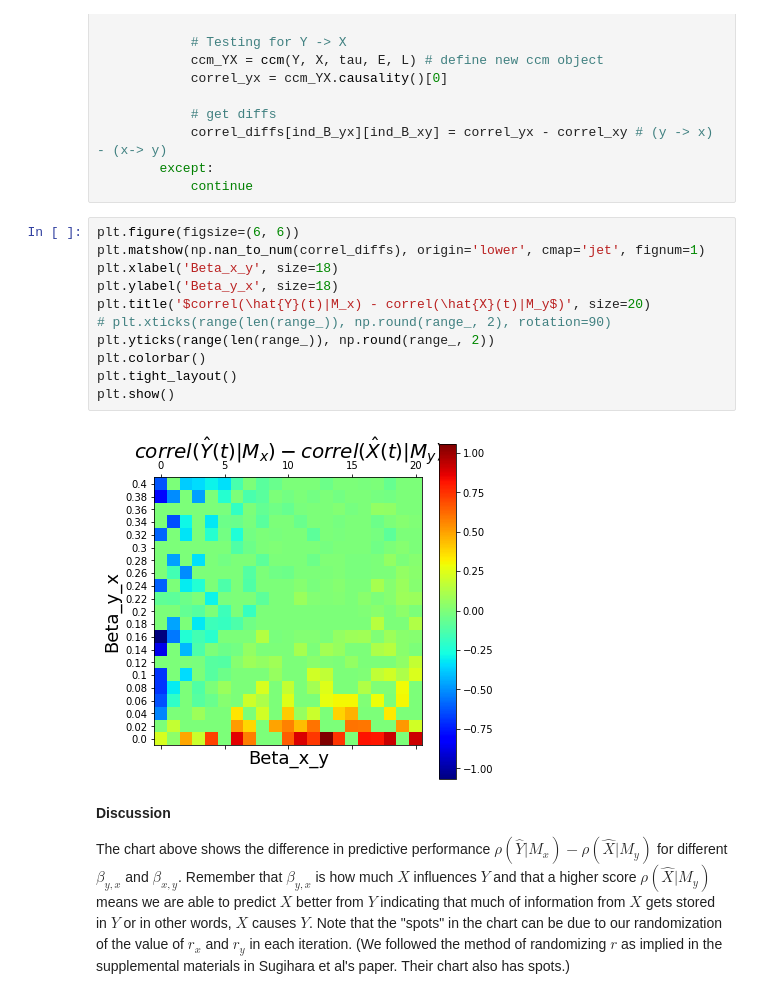
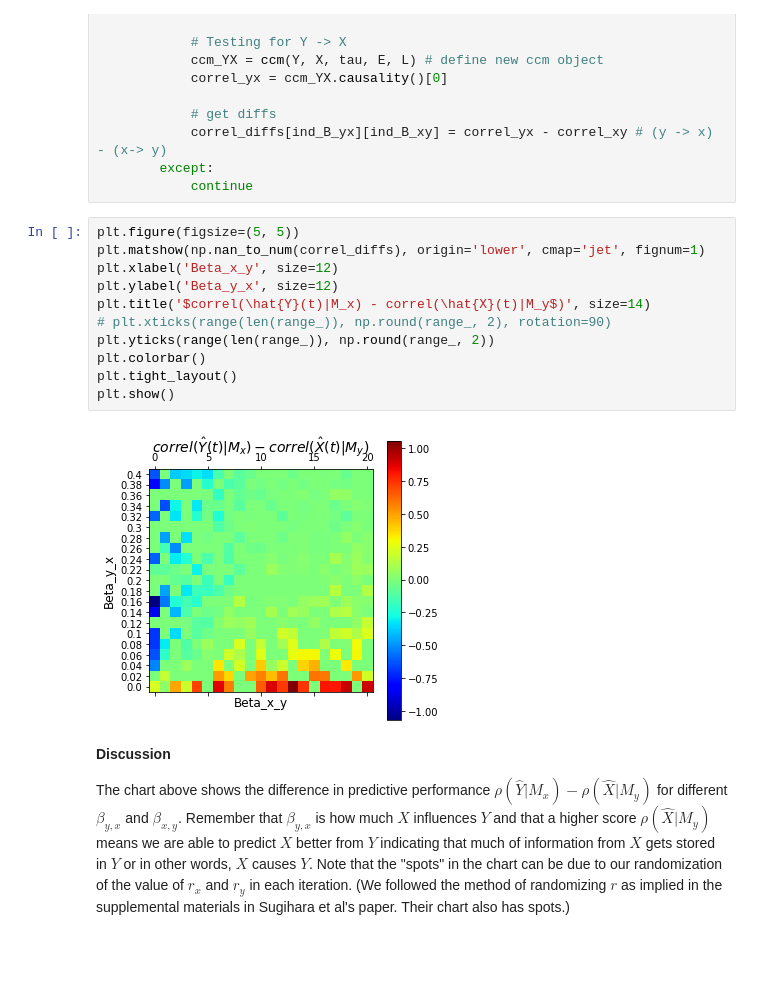
Before and after one commit to phdinds-aim/time_series_handbook, a Jupyter notebook: 06_ConvergentCrossMappingandSugiharaCausality/ccm_sugihara.ipynb, the cells around one changed output. Saved outputs shown, nothing was run; the diff lists cells and outputs as text; blank space fills up the shorter version.

```diff
--- a/06_ConvergentCrossMappingandSugiharaCausality/ccm_sugihara.ipynb
+++ b/06_ConvergentCrossMappingandSugiharaCausality/ccm_sugihara.ipynb
@@ -546,18 +542,18 @@ for ind_B_xy in range(len(range_)): # effect on x given y (effect of y on x)
         except:
             continue
 # %%
-plt.figure(figsize=(6, 6))
+plt.figure(figsize=(5, 5))
 plt.matshow(np.nan_to_num(correl_diffs), origin='lower', cmap='jet', fignum=1)
-plt.xlabel('Beta_x_y', size=18)
-plt.ylabel('Beta_y_x', size=18)
-plt.title('$correl(\hat{Y}(t)|M_x) - correl(\hat{X}(t)|M_y$)', size=20)
+plt.xlabel('Beta_x_y', size=12)
+plt.ylabel('Beta_y_x', size=12)
+plt.title('$correl(\hat{Y}(t)|M_x) - correl(\hat{X}(t)|M_y$)', size=14)
 # plt.xticks(range(len(range_)), np.round(range_, 2), rotation=90)
 plt.yticks(range(len(range_)), np.round(range_, 2))
 plt.colorbar()
 plt.tight_layout()
 plt.show()
 # %% [output]
-[figure, old version]
+[figure, new version]
 # %% [markdown]
 **Discussion**
 
```
Also changed, not shown: parts of 42 cells of this notebook.
